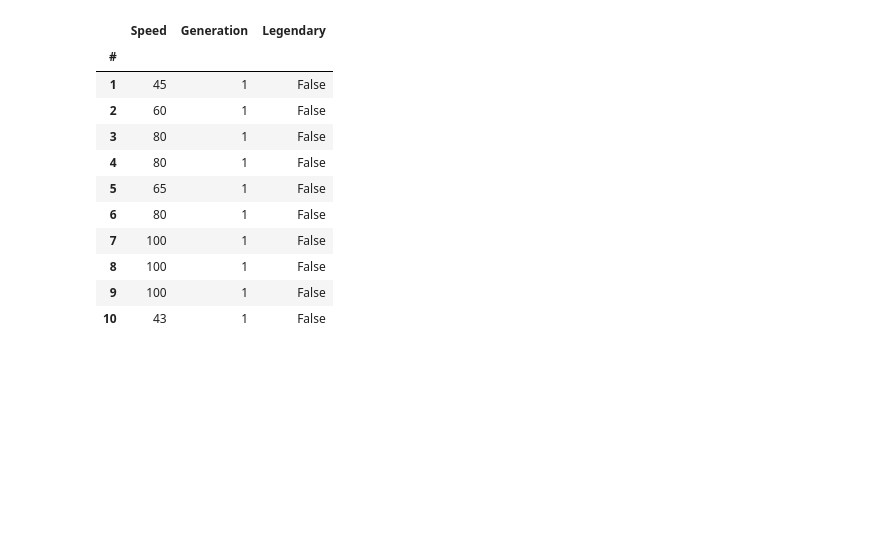
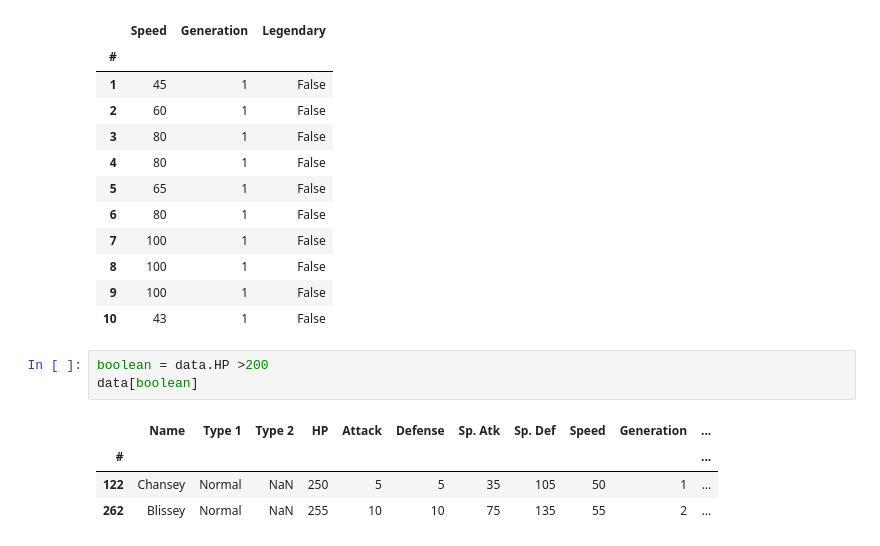
Before and after one commit to felzek/pokemon_data_analysis, a Jupyter notebook: Untitled.ipynb, the cells around one changed output. Drawn from its saved outputs; the diff is of its cells as text; blank space fills up the shorter version.

Commit message:
create a data filter

```diff
--- a/Untitled.ipynb
+++ b/Untitled.ipynb
@@ -779,3 +779,11 @@ data.loc[1:10,"Speed":]
 | 8 | 100 | 1 | False |
 | 9 | 100 | 1 | False |
 | 10 | 43 | 1 | False |
+# %%
+boolean = data.HP >200
+data[boolean]
+# %% [output]
+|  | Name | Type 1 | Type 2 | HP | Attack | Defense | Sp. Atk | Sp. Def | Speed | Generation | ... |
+| # |  |  |  |  |  |  |  |  |  |  | ... |
+| 122 | Chansey | Normal | NaN | 250 | 5 | 5 | 35 | 105 | 50 | 1 | ... |
+| 262 | Blissey | Normal | NaN | 255 | 10 | 10 | 75 | 135 | 55 | 2 | ... |
```
